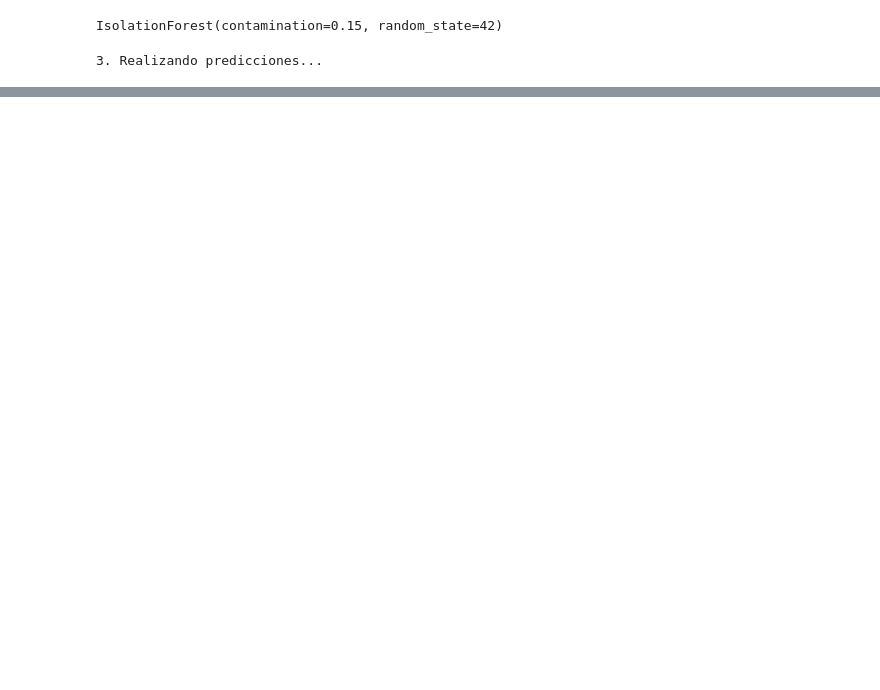
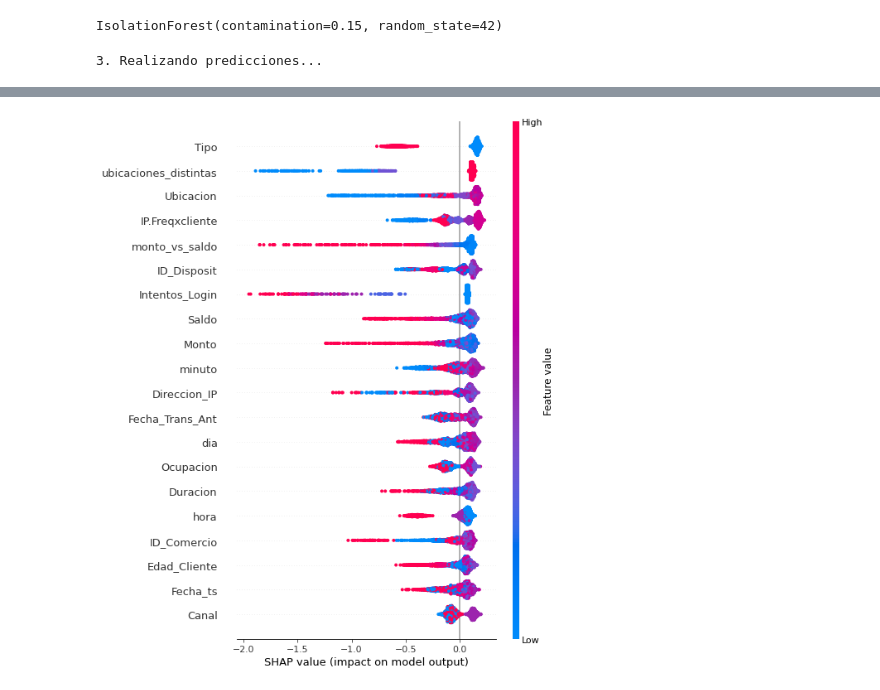
Before and after one commit to NestorDiazDataSC/Analisis_de_Datos, a Jupyter notebook: Deteccion_Fraude_Isolation_Forest/[O] Isolation Forest.ipynb, the cells around one changed output, grey strips where cells are left out. Drawn from its saved outputs; the diff is of its cells as text; code cells hidden in the pictures; blank space fills up the shorter version.

```diff
--- a/Deteccion_Fraude_Isolation_Forest/[O] Isolation Forest.ipynb
+++ b/Deteccion_Fraude_Isolation_Forest/[O] Isolation Forest.ipynb
@@ -346,0 +304,9 @@ plt.show()
+# %%
+import shap
+
+explainer = shap.TreeExplainer(model)
+shap_values = explainer.shap_values(X)
+
+shap.summary_plot(shap_values, X)
+# %% [output]
+[figure, added]
```
Also changed, not shown: parts of 36 cells of this notebook.
